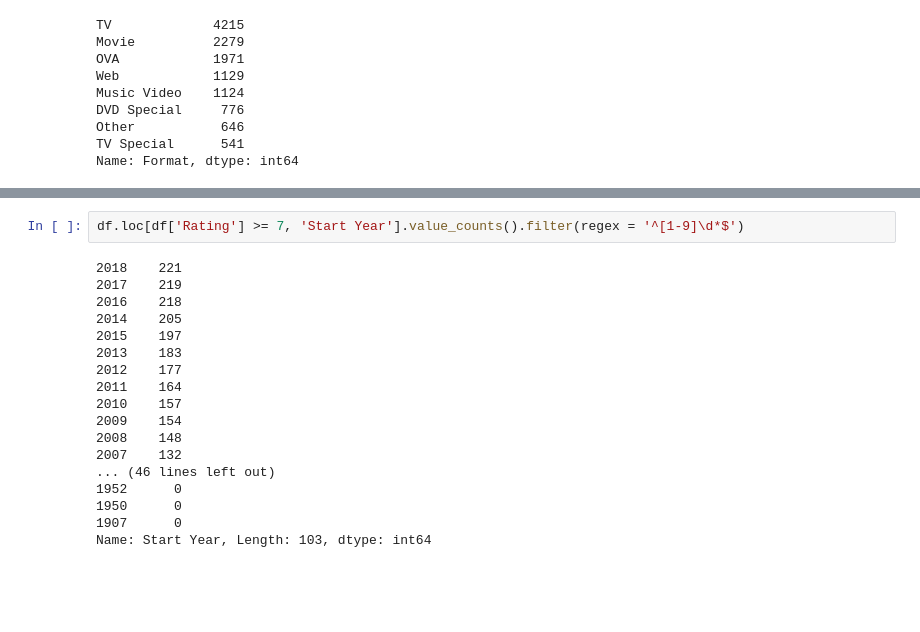
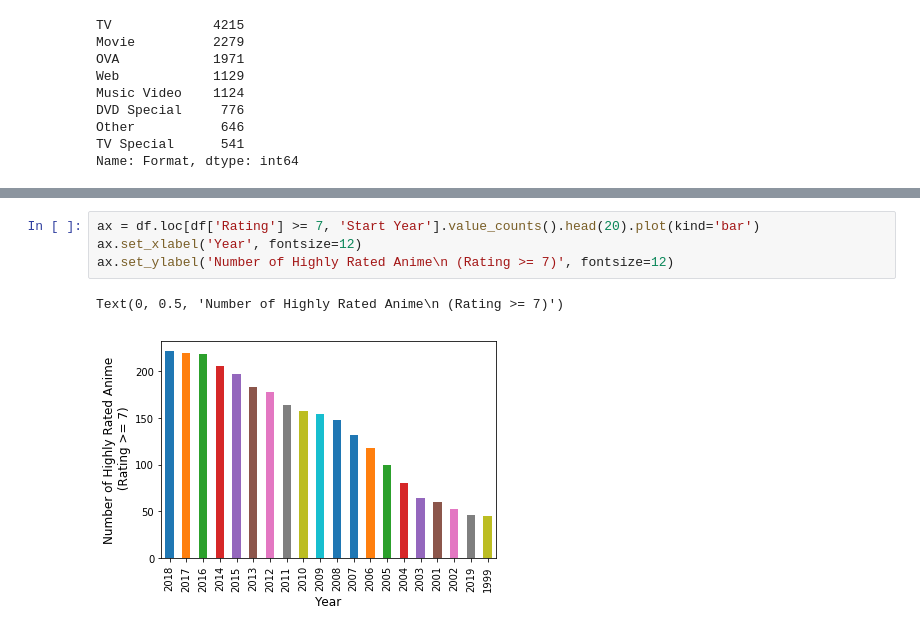
Before and after one commit to datastoryteller/Anime-Analysis, a Jupyter notebook: Anime Analysis.ipynb, the cells around one changed output, grey strips where cells are left out. Drawn from its saved outputs; the diff is of its cells as text; blank space fills up the shorter version.

```diff
--- a/Anime Analysis.ipynb
+++ b/Anime Analysis.ipynb
@@ -122,20 +103,7 @@ Text(0, 0.5, 'Number of Pieces')
-# %%
-df.loc[df['Rating'] >= 7, 'Start Year'].value_counts().filter(regex = '^[1-9]\d*$')
-# %% [output]
-2018    221
-2017    219
-2016    218
-2014    205
-2015    197
-2013    183
-2012    177
-2011    164
-2010    157
-2009    154
-2008    148
-2007    132
-... (46 lines left out)
-1952      0
-1950      0
-1907      0
-Name: Start Year, Length: 103, dtype: int64
+# %%
+ax = df.loc[df['Rating'] >= 7, 'Start Year'].value_counts().head(20).plot(kind='bar')
+ax.set_xlabel('Year', fontsize=12)
+ax.set_ylabel('Number of Highly Rated Anime\n (Rating >= 7)', fontsize=12)
+# %% [output]
+Text(0, 0.5, 'Number of Highly Rated Anime\n (Rating >= 7)')
+[figure, added]
```
Also changed, not shown: parts of 22 cells of this notebook, 3 other files.
